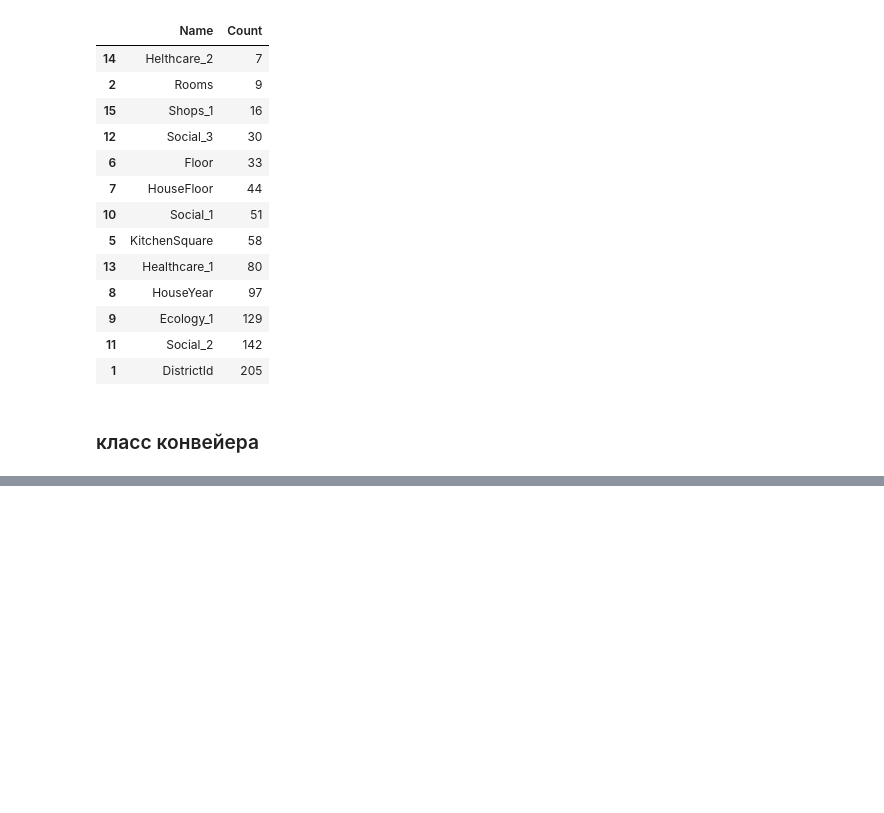
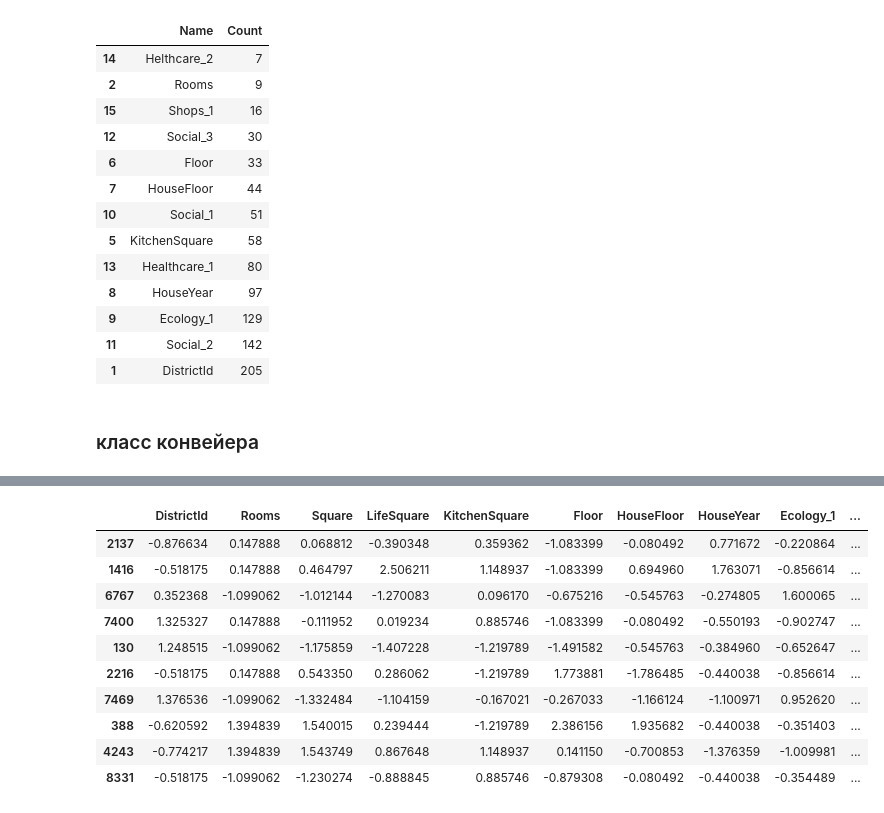
Before and after one commit to BlackStoneShadow/Python, a Jupyter notebook: MLearning/DSLibraries/Summary/Task1.ipynb, the cells around one changed output, grey strips where cells are left out. Drawn from its saved outputs; the diff is of its cells as text; code cells hidden in the pictures; blank space fills up the shorter version.

```diff
--- a/MLearning/DSLibraries/Summary/Task1.ipynb
+++ b/MLearning/DSLibraries/Summary/Task1.ipynb
@@ -255,0 +277,14 @@ for item in pipeline.property_num:
+# %%
+pipeline.fit()
+# %% [output]
+|  | DistrictId | Rooms | Square | LifeSquare | KitchenSquare | Floor | HouseFloor | HouseYear | Ecology_1 | ... |
+| 2137 | -0.876634 | 0.147888 | 0.068812 | -0.390348 | 0.359362 | -1.083399 | -0.080492 | 0.771672 | -0.220864 | ... |
+| 1416 | -0.518175 | 0.147888 | 0.464797 | 2.506211 | 1.148937 | -1.083399 | 0.694960 | 1.763071 | -0.856614 | ... |
+| 6767 | 0.352368 | -1.099062 | -1.012144 | -1.270083 | 0.096170 | -0.675216 | -0.545763 | -0.274805 | 1.600065 | ... |
+| 7400 | 1.325327 | 0.147888 | -0.111952 | 0.019234 | 0.885746 | -1.083399 | -0.080492 | -0.550193 | -0.902747 | ... |
+| 130 | 1.248515 | -1.099062 | -1.175859 | -1.407228 | -1.219789 | -1.491582 | -0.545763 | -0.384960 | -0.652647 | ... |
+| 2216 | -0.518175 | 0.147888 | 0.543350 | 0.286062 | -1.219789 | 1.773881 | -1.786485 | -0.440038 | -0.856614 | ... |
+| 7469 | 1.376536 | -1.099062 | -1.332484 | -1.104159 | -0.167021 | -0.267033 | -1.166124 | -1.100971 | 0.952620 | ... |
+| 388 | -0.620592 | 1.394839 | 1.540015 | 0.239444 | -1.219789 | 2.386156 | 1.935682 | -0.440038 | -0.351403 | ... |
+| 4243 | -0.774217 | 1.394839 | 1.543749 | 0.867648 | 1.148937 | 0.141150 | -0.700853 | -1.376359 | -1.009981 | ... |
+| 8331 | -0.518175 | -1.099062 | -1.230274 | -0.888845 | 0.885746 | -0.879308 | -0.080492 | -0.440038 | -0.354489 | ... |
```
Also changed, not shown: parts of 10 cells of this notebook, 1 other file.
